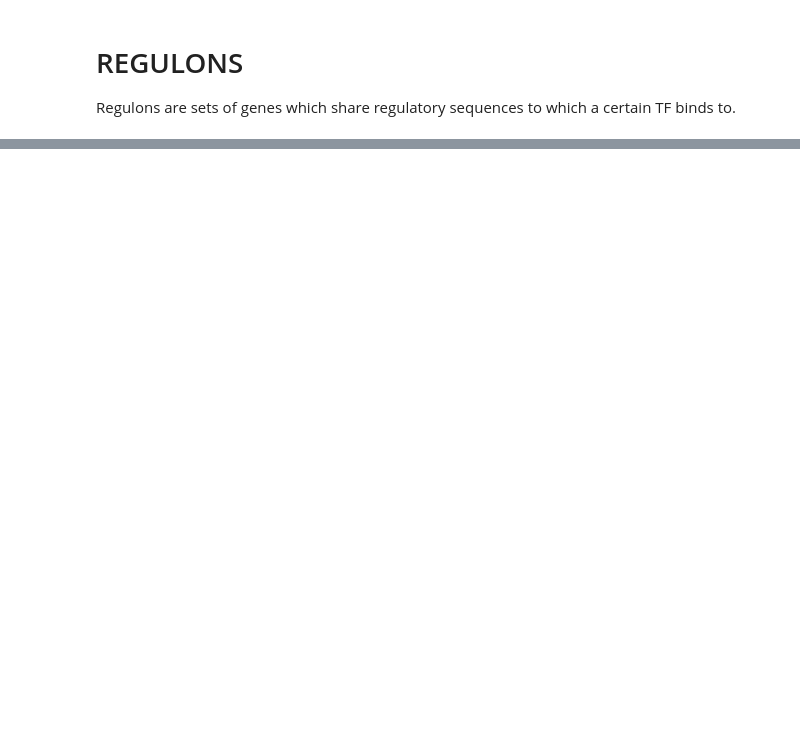
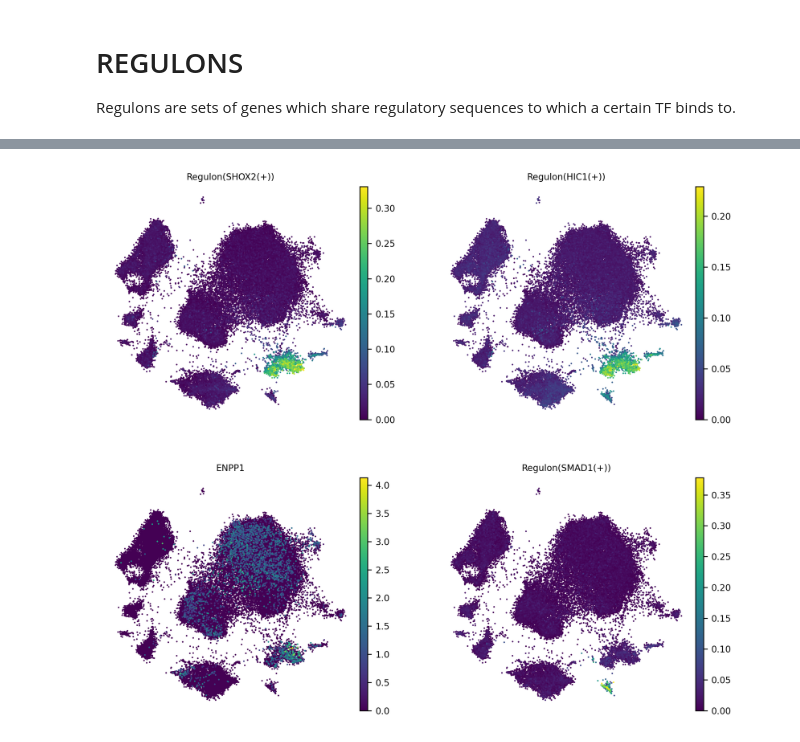
Before and after one commit to ignagarlav/Breast-Cancer-Heterogeneity, a Jupyter notebook: 04GRN/ExploreGrnResults.ipynb, the cells around one changed output, grey strips where cells are left out. Saved outputs shown, nothing was run; the diff lists cells and outputs as text; code cells hidden in the pictures; blank space fills up the shorter version.

```diff
--- a/04GRN/ExploreGrnResults.ipynb
+++ b/04GRN/ExploreGrnResults.ipynb
@@ -2,0 +29,6 @@ import pandas as pd
+# %%
+DATA_DIR = "/home/igarzonalva/Proyecto_SC_TNBC/GSE161529/Integration/adata/adata_scanvi_predictions.h5ad"
+MODULE_DIR = "/home/igarzonalva/Proyecto_SC_TNBC/GSE161529/grn/01Networks/"
+MOTIFS_DIR = "/home/igarzonalva/Proyecto_SC_TNBC/GSE161529/grn/03Motifs/"
+DB_DIR = "/home/igarzonalva/Proyecto_SC_TNBC/GSE161529/grn/Common_files/databases"
+AUCELL_DIR = "/home/igarzonalva/Proyecto_SC_TNBC/GSE161529/grn/04AUCell/"
@@ -2,0 +37,9 @@ import pandas as pd
+# %%
+adata_orig = sc.read_h5ad(DATA_DIR)
+adata_orig.obs['cell_type'] = adata_orig.obs.GennAnno_ScAnvi
+# %%
+adatas = {}
+# %%
+for t_type in adata_orig.obs['subtype'].cat.categories:
+    ad_tum = adata_orig[adata_orig.obs['subtype'] == t_type,:].copy()
+    adatas[t_type] = ad_tum
@@ -167,0 +296,10 @@ df_results[df_results.cell_type == "CyclingEpithelial"].sort_values("Z", ascendi
+# %%
+sc.set_figure_params(frameon=False, dpi=150, fontsize=8)
+sc.pl.embedding(
+    adatas['TNBC'],
+    basis="X_scanvi_MDE",
+    color=["Regulon(SHOX2(+))", "Regulon(HIC1(+))", "ENPP1","Regulon(SMAD1(+))"],
+    frameon=False,
+    ncols=2,use_raw = False, cmap = "viridis", size = 8)
+# %% [output]
+[figure, added]
```
Also changed, not shown: parts of 57 cells of this notebook, 5 other files.
